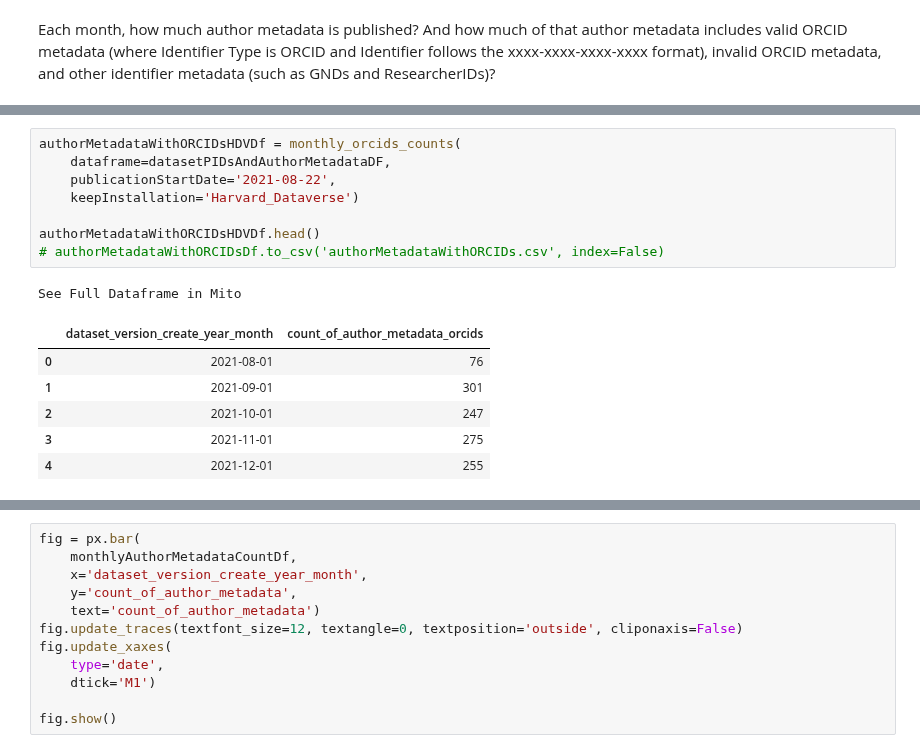
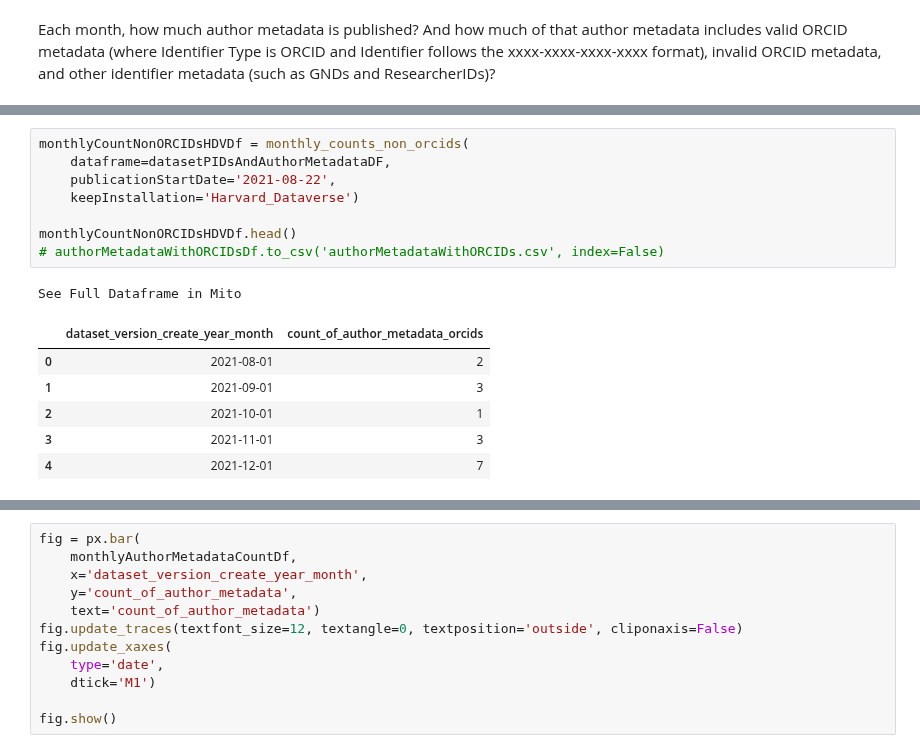
Before and after one commit to jggautier/ux-research-data-analysis, a Jupyter notebook: notebooks/PIDs_for_people_in_Dataverse_datasets/PIDs_for_people_in_HDV_datasets.ipynb, the cells around one changed output, grey strips where cells are left out. Drawn from its saved outputs; the diff is of its cells as text.

```diff
--- a/notebooks/PIDs_for_people_in_Dataverse_datasets/PIDs_for_people_in_HDV_datasets.ipynb
+++ b/notebooks/PIDs_for_people_in_Dataverse_datasets/PIDs_for_people_in_HDV_datasets.ipynb
@@ -485,16 +546,16 @@ See Full Dataframe in Mito
 # %%
-authorMetadataWithORCIDsHDVDf = monthly_orcids_counts(
+monthlyCountNonORCIDsHDVDf = monthly_counts_non_orcids(
     dataframe=datasetPIDsAndAuthorMetadataDF,
     publicationStartDate='2021-08-22',
     keepInstallation='Harvard_Dataverse')
 
-authorMetadataWithORCIDsHDVDf.head()
+monthlyCountNonORCIDsHDVDf.head()
 # authorMetadataWithORCIDsDf.to_csv('authorMetadataWithORCIDs.csv', index=False)
 # %% [output]
 See Full Dataframe in Mito
 |  | dataset_version_create_year_month | count_of_author_metadata_orcids |
-| 0 | 2021-08-01 | 76 |
-| 1 | 2021-09-01 | 301 |
-| 2 | 2021-10-01 | 247 |
-| 3 | 2021-11-01 | 275 |
-| 4 | 2021-12-01 | 255 |
+| 0 | 2021-08-01 | 2 |
+| 1 | 2021-09-01 | 3 |
+| 2 | 2021-10-01 | 1 |
+| 3 | 2021-11-01 | 3 |
+| 4 | 2021-12-01 | 7 |
```
Also changed, not shown: parts of 6 cells of this notebook.
